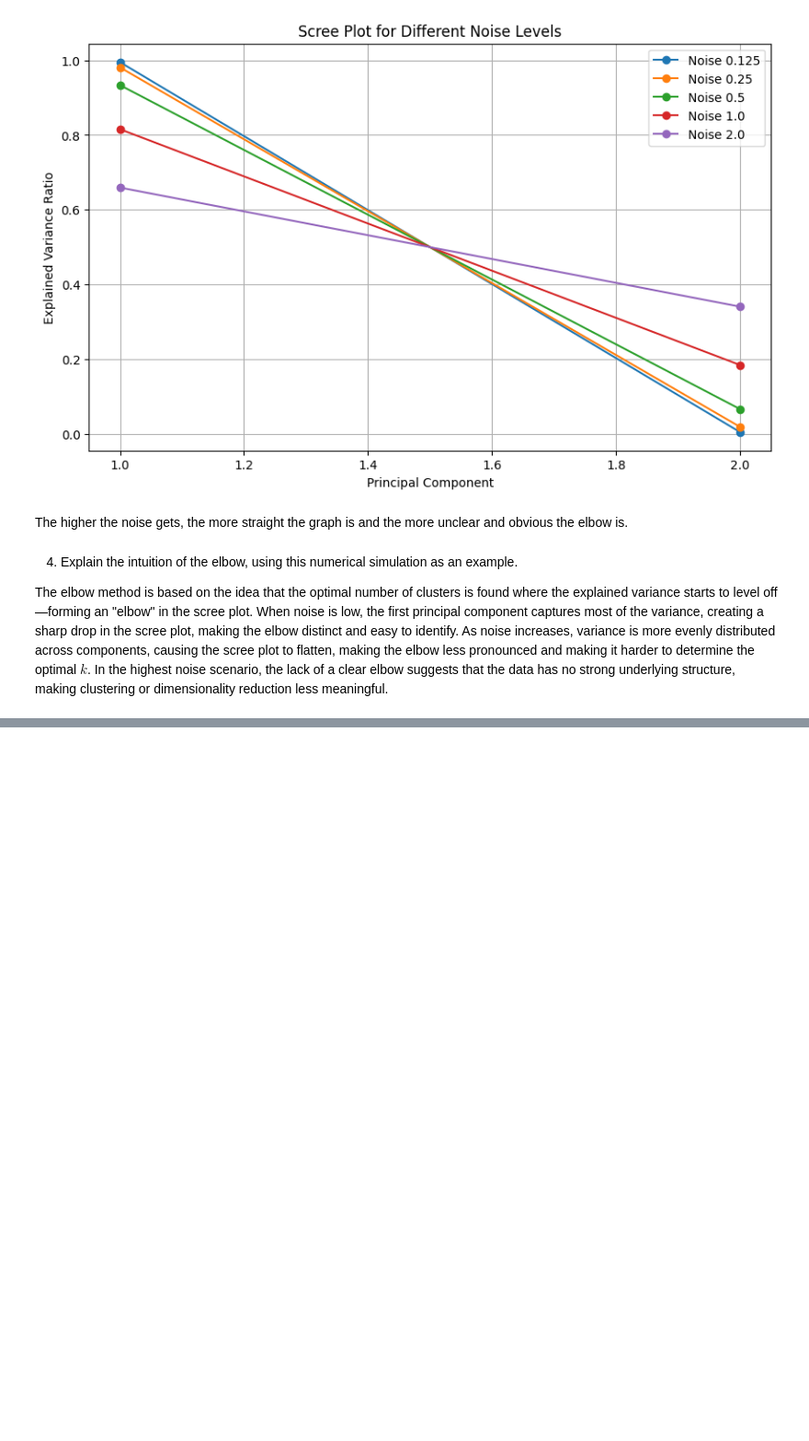
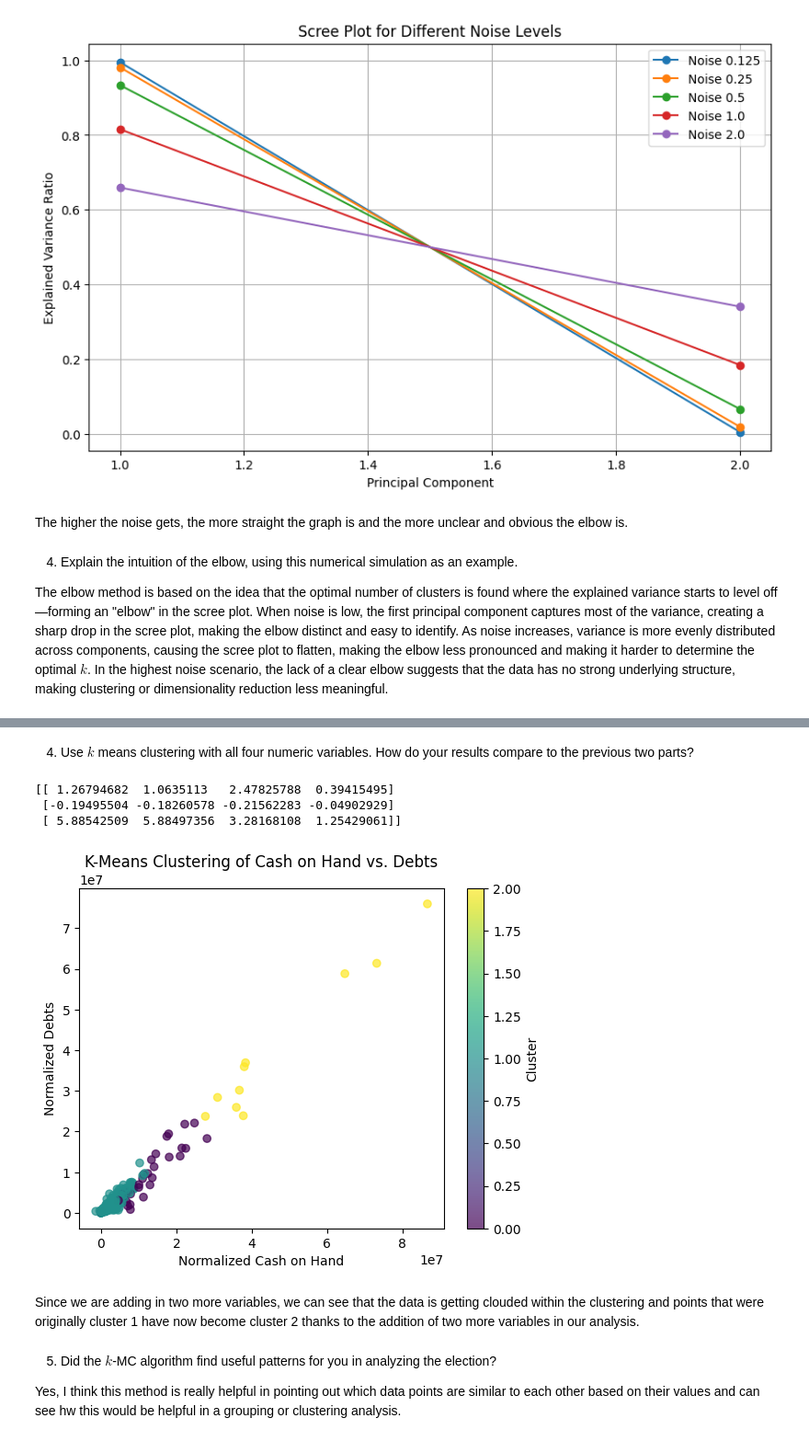
Before and after one commit to joelen4225/ds3001_assignment6, a Jupyter notebook: assignment/submission.ipynb, the cells around one changed output, grey strips where cells are left out. Shown at 92% size. Saved outputs shown, nothing was run; the diff lists cells and outputs as text; code cells hidden in the pictures; blank space fills up the shorter version.

```diff
--- a/assignment/submission.ipynb
+++ b/assignment/submission.ipynb
@@ -87,0 +236,34 @@ $k$. In the highest noise scenario, the lack of a clear elbow suggests that the
+# %% [markdown]
+4. Use $k$ means clustering with all four numeric variables. How do your results compare to the previous two parts?
+# %%
+from sklearn.preprocessing import StandardScaler
+
+scaler = StandardScaler()
+elec_data_scaled = scaler.fit_transform(elec_data[["Raised", "Spent", "Cash on Hand", "Debts"]])
+
+kmeans = KMeans(n_clusters=3)
+kmeans.fit(elec_data_scaled)
+labels = kmeans.labels_
+
+print(kmeans.cluster_centers_)
+elec_data['Cluster'] = labels
+
+plt.scatter(elec_data['Raised'], elec_data['Spent'], c=elec_data['Cluster'], cmap='viridis', alpha=0.7)
+plt.xlabel('Normalized Cash on Hand')
+plt.ylabel('Normalized Debts')
+plt.title('K-Means Clustering of Cash on Hand vs. Debts')
+plt.colorbar(label='Cluster')
+
+# Show the plot
+plt.show()
+# %% [output]
+[[ 1.26794682  1.0635113   2.47825788  0.39415495]
+ [-0.19495504 -0.18260578 -0.21562283 -0.04902929]
+ [ 5.88542509  5.88497356  3.28168108  1.25429061]]
+[figure, added]
+# %% [markdown]
+Since we are adding in two more variables, we can see that the data is getting clouded within the clustering and points that were originally cluster 1 have now become cluster 2 thanks to the addition of two more variables in our analysis.
+# %% [markdown]
+5. Did the $k$-MC algorithm find useful patterns for you in analyzing the election?
+
+Yes, I think this method is really helpful in pointing out which data points are similar to each other based on their values and can see hw this would be helpful in a grouping or clustering analysis.
```
Also changed, not shown: parts of 9 cells of this notebook.
